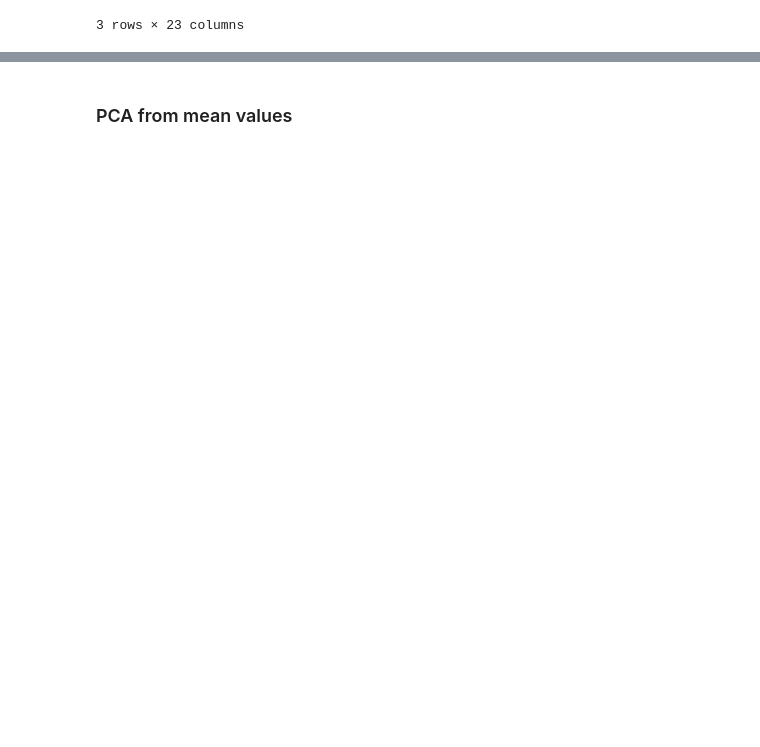
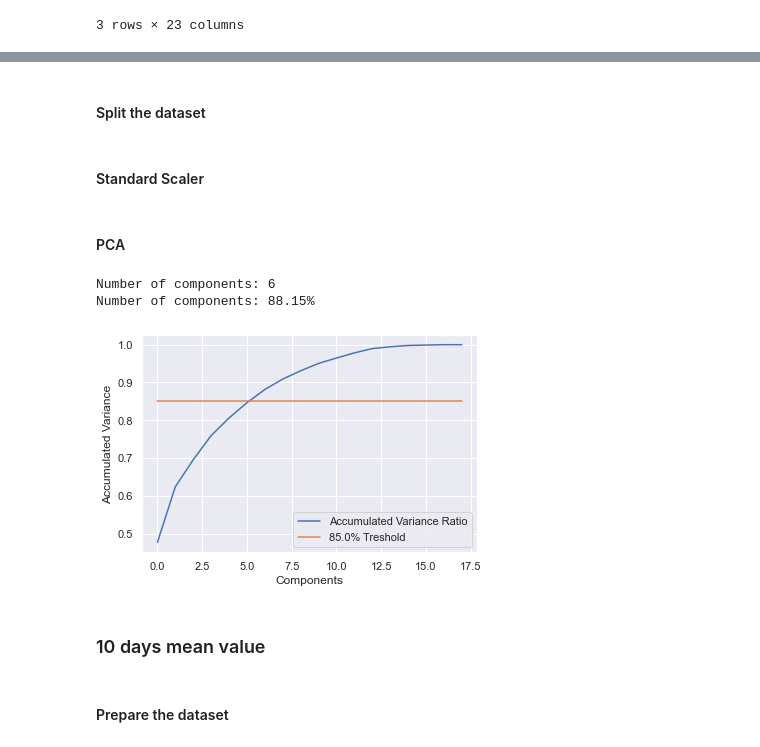
Before and after one commit to pratikgirigoswami/Player-Performance-Improvement-Prediction, a Jupyter notebook: Data Gathering/dataset.ipynb, the cells around one changed output, grey strips where cells are left out. Cells and saved outputs as stored; diff of their text form; code cells hidden in the pictures; blank space fills up the shorter version.

```diff
--- a/Data Gathering/dataset.ipynb
+++ b/Data Gathering/dataset.ipynb
@@ -427,0 +594,8 @@ import pickle
+# %%
+columns_to_drop = ['Player ID', 'Player Name', 'Reference Date',
+    'Draftkings score', 'Draftkings next game score']
+
+y = mean_5_games_df['Draftkings next game score']
+# %%
+X_mean_5_games = mean_5_games_df.drop(columns_to_drop, axis=1)
+X_mean_5_games.head(3)
@@ -428,2 +607,22 @@ import pickle
+# %% [markdown]
+#### Split the dataset
+# %%
+X_mean_5_games_train, X_mean_5_games_test, y_mean_5_games_train, y_mean_5_games_test = train_test_split(X_mean_5_games, y, test_size=0.2, random_state=0)
+# %% [markdown]
+#### Standard Scaler
+# %%
+scaler = StandardScaler()
+X_mean_5_games_train = scaler.fit_transform(X_mean_5_games_train)
+X_mean_5_games_test = scaler.transform(X_mean_5_games_test)
 # %% [markdown]
-### PCA from mean values
+#### PCA
+# %%
+X_mean_5_games_train_pca, X_mean_5_games_test_pca = get_PCA(X_mean_5_games_train, X_mean_5_games_test, 0.85)
+# %% [output]
+Number of components: 6
+Number of components: 88.15%
+[figure, added]
+# %% [markdown]
+### 10 days mean value
+# %% [markdown]
+#### Prepare the dataset
```
Also changed, not shown: parts of 43 cells of this notebook.
